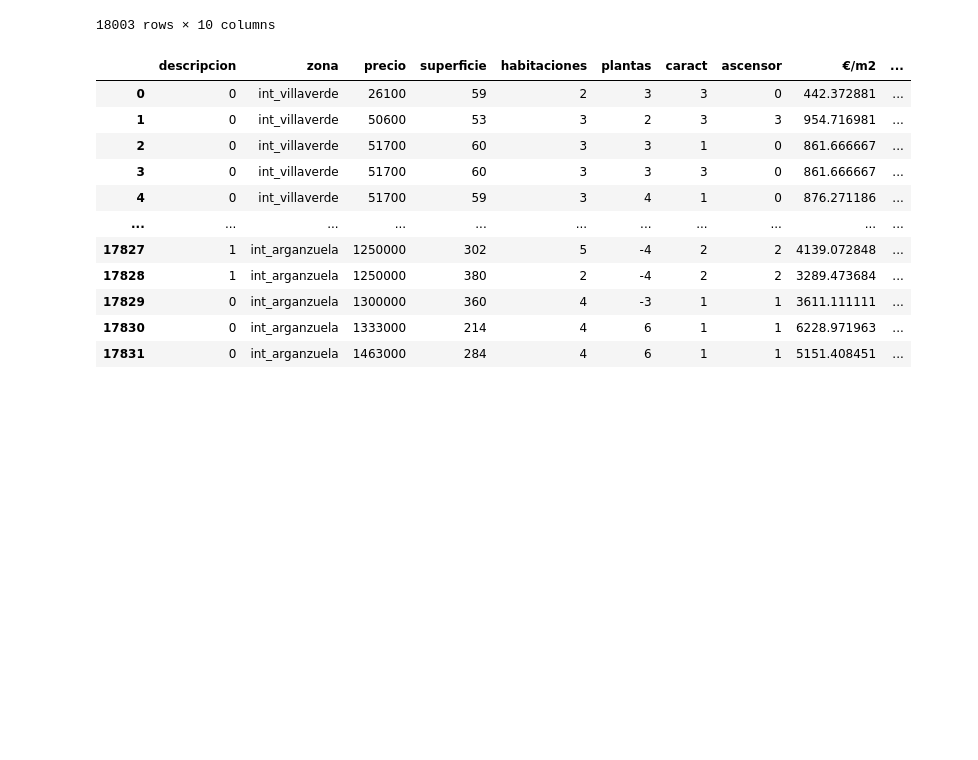
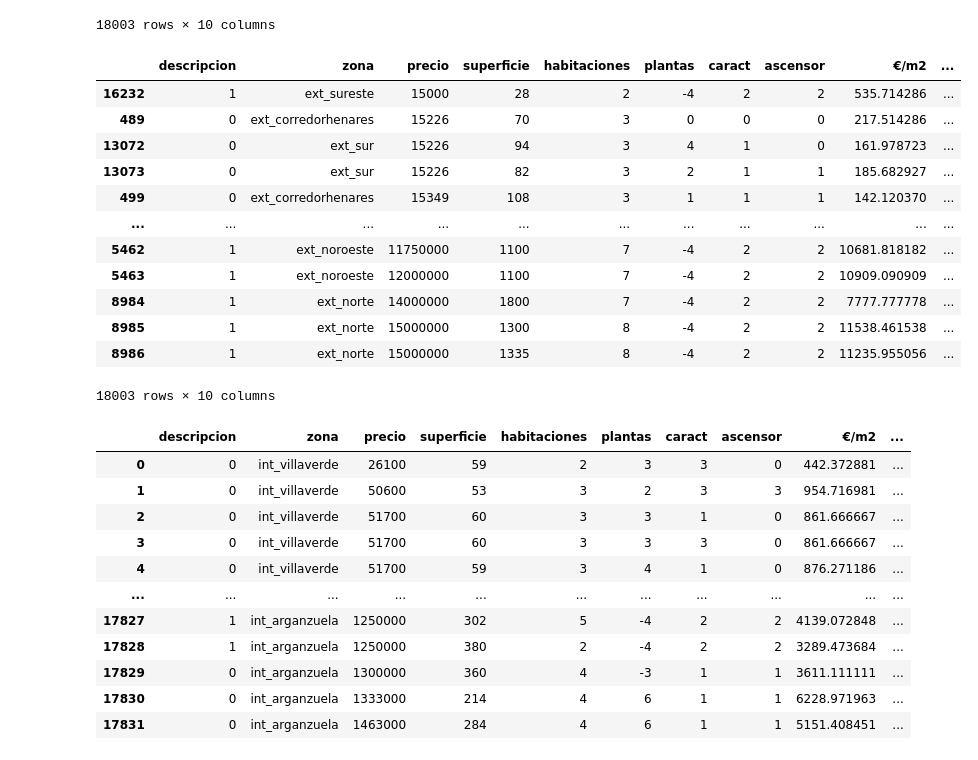
Before and after one commit to Gbau11/Analisis-de-la-vivienda-Idealista, a Jupyter notebook: jupyter/analisis_exploratorio/analisis_explo.ipynb, the cells around one changed output. Cells and saved outputs as stored; diff of their text form; code cells hidden in the pictures; blank space fills up the shorter version.

```diff
--- a/jupyter/analisis_exploratorio/analisis_explo.ipynb
+++ b/jupyter/analisis_exploratorio/analisis_explo.ipynb
@@ -339,6 +321,22 @@ mad_ext
 | 18001 | 1 | ext_sureste | 2000000 | 3000 | 1 | -4 | 2 | 2 | 666.666667 | ... |
 | 18002 | 1 | ext_sureste | 2100000 | 600 | 7 | -4 | 2 | 2 | 3500.000000 | ... |
 18003 rows × 10 columns
+# %%
+mad_ext.sort_values(by='precio')
+# %% [output]
+|  | descripcion | zona | precio | superficie | habitaciones | plantas | caract | ascensor | €/m2 | ... |
+| 16232 | 1 | ext_sureste | 15000 | 28 | 2 | -4 | 2 | 2 | 535.714286 | ... |
+| 489 | 0 | ext_corredorhenares | 15226 | 70 | 3 | 0 | 0 | 0 | 217.514286 | ... |
+| 13072 | 0 | ext_sur | 15226 | 94 | 3 | 4 | 1 | 0 | 161.978723 | ... |
+| 13073 | 0 | ext_sur | 15226 | 82 | 3 | 2 | 1 | 1 | 185.682927 | ... |
+| 499 | 0 | ext_corredorhenares | 15349 | 108 | 3 | 1 | 1 | 1 | 142.120370 | ... |
+| ... | ... | ... | ... | ... | ... | ... | ... | ... | ... | ... |
+| 5462 | 1 | ext_noroeste | 11750000 | 1100 | 7 | -4 | 2 | 2 | 10681.818182 | ... |
+| 5463 | 1 | ext_noroeste | 12000000 | 1100 | 7 | -4 | 2 | 2 | 10909.090909 | ... |
+| 8984 | 1 | ext_norte | 14000000 | 1800 | 7 | -4 | 2 | 2 | 7777.777778 | ... |
+| 8985 | 1 | ext_norte | 15000000 | 1300 | 8 | -4 | 2 | 2 | 11538.461538 | ... |
+| 8986 | 1 | ext_norte | 15000000 | 1335 | 8 | -4 | 2 | 2 | 11235.955056 | ... |
+18003 rows × 10 columns
 # %%
 precios = {}
 
```
Also changed, not shown: parts of 7 cells of this notebook, 2 other files.
